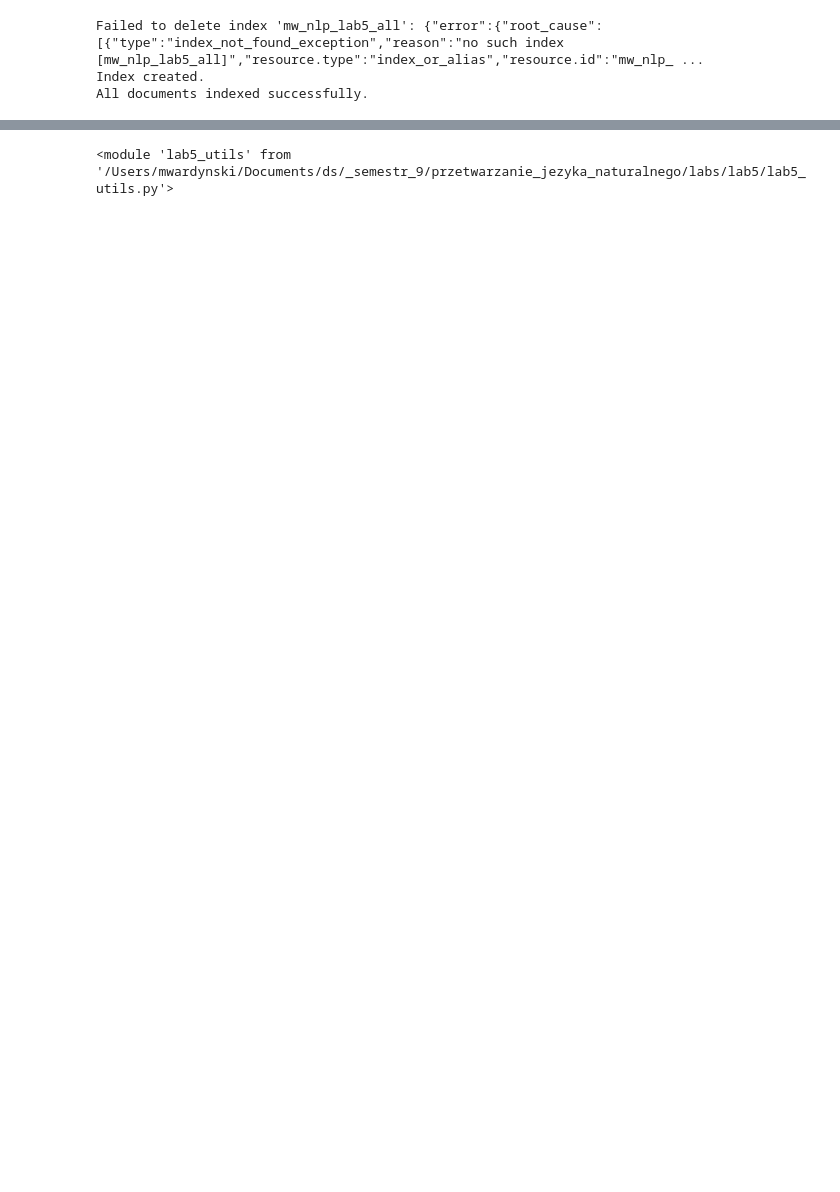
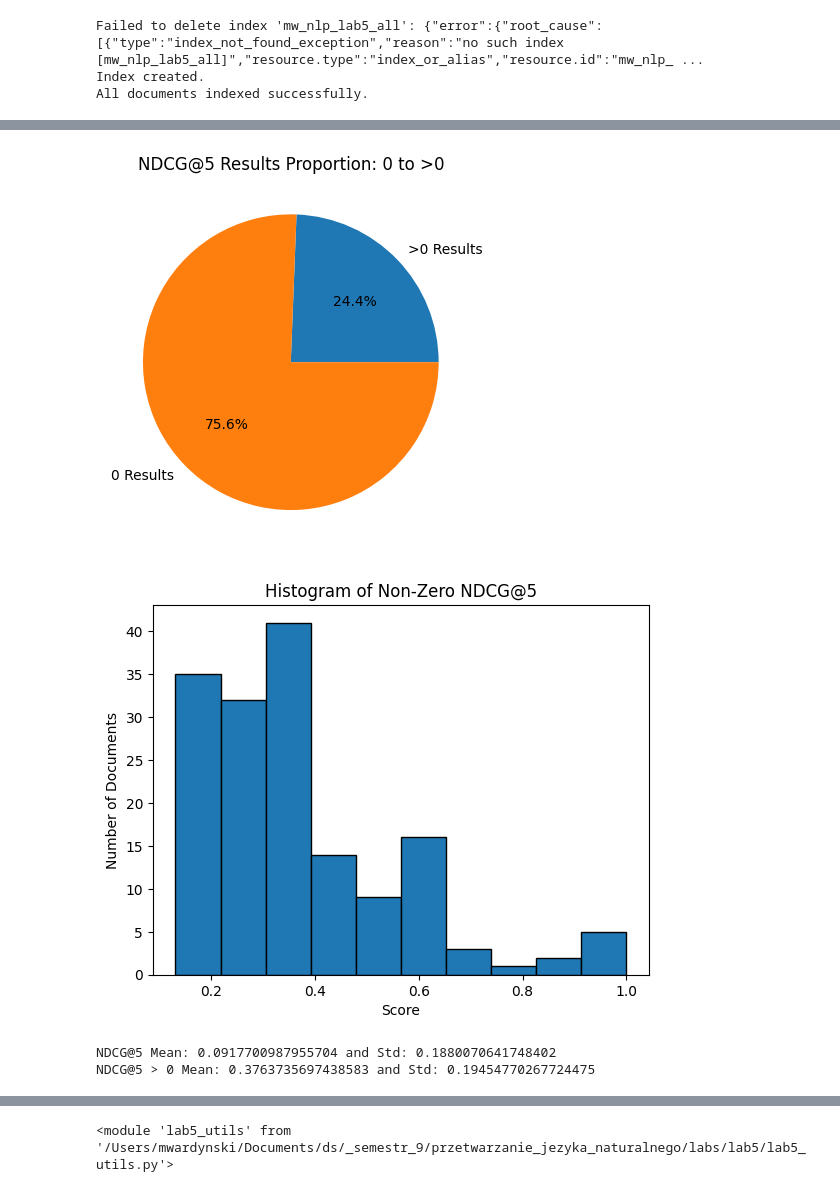
Before and after one commit to mwardynski/nlp, a Jupyter notebook: lab5/lab5.ipynb, the cells around one changed output, grey strips where cells are left out. Saved outputs shown, nothing was run; the diff lists cells and outputs as text; code cells hidden in the pictures; blank space fills up the shorter version.

```diff
--- a/lab5/lab5.ipynb
+++ b/lab5/lab5.ipynb
@@ -315,0 +395,11 @@ utils.calculate_ndcgs(test_queries_dict, test_query_to_corpus_dict, all_index_ur
+# %%
+fts_size = 10
+ndcgs_size = 5
+
+ndcgs_rerank_loss = utils.calculate_ndcgs(test_queries_dict, test_query_to_corpus_dict, all_index_url, 'text', fts_size, ndcgs_size, rerank)
+present_results(ndcgs_rerank_loss)
+# %% [output]
+[figure, added]
+[figure, added]
+NDCG@5 Mean: 0.0917700987955704 and Std: 0.1880070641748402
+NDCG@5 > 0 Mean: 0.3763735697438583 and Std: 0.19454770267724475
```
Also changed, not shown: parts of 18 cells of this notebook, 1 other file.
